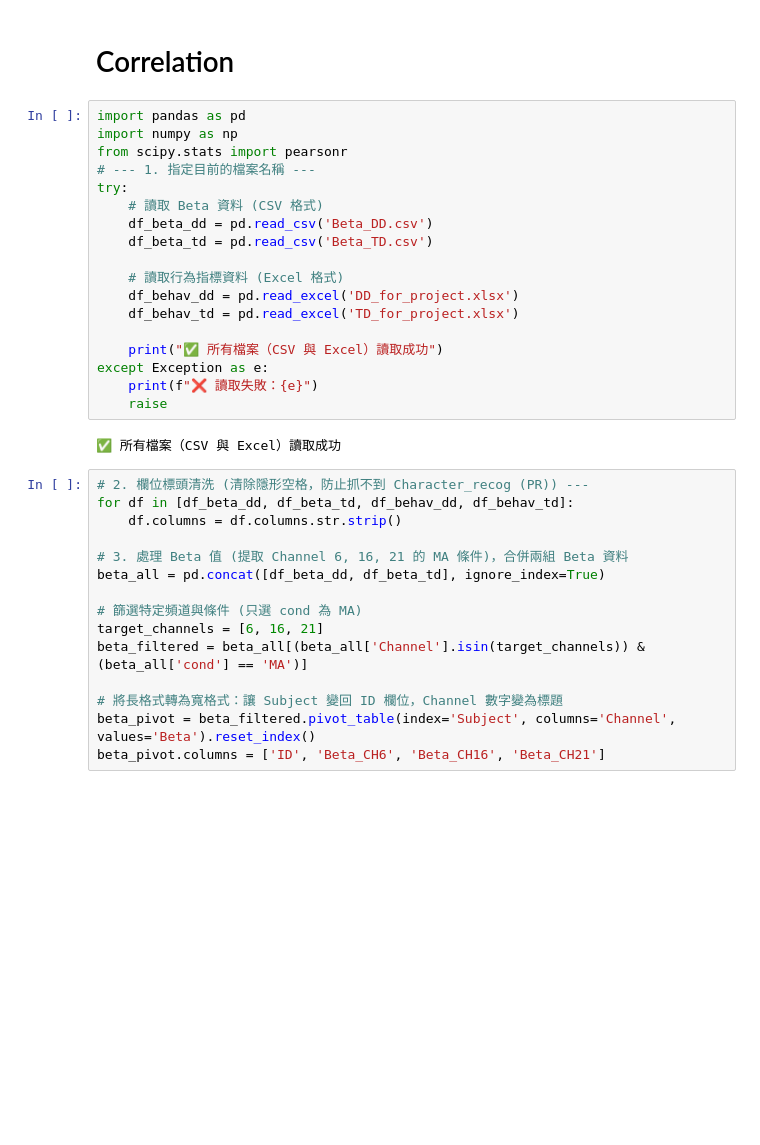
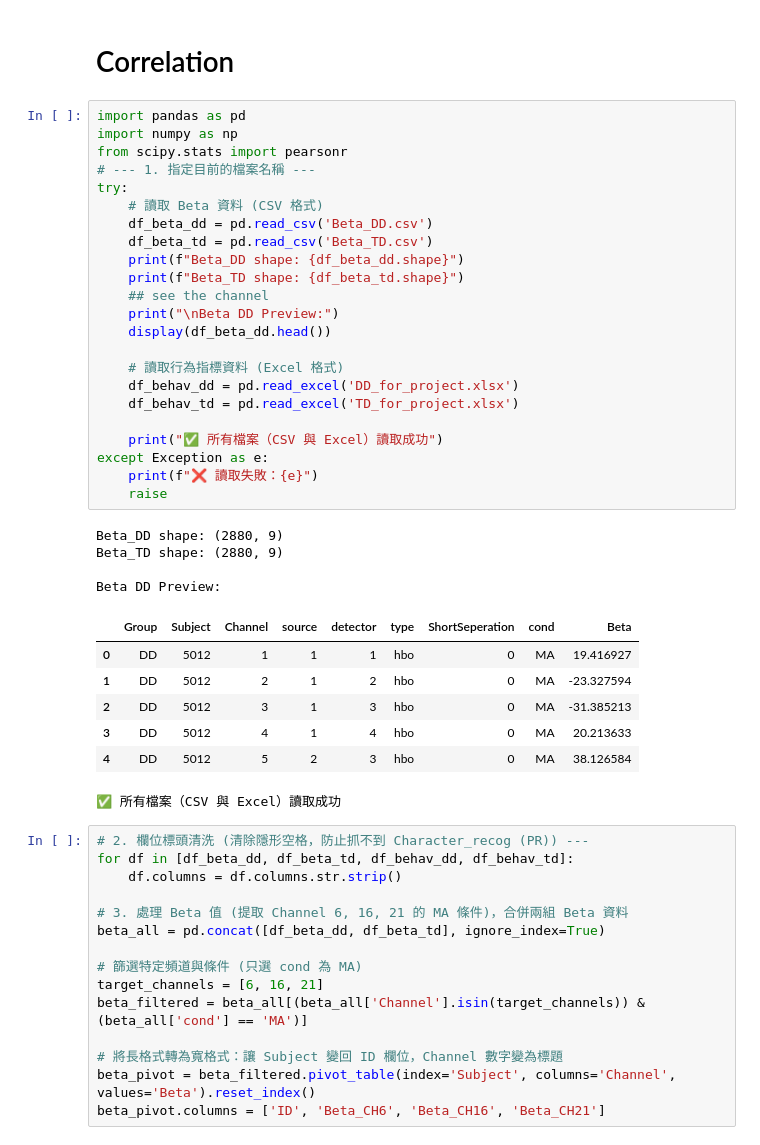
Before and after one commit to JillFang1030/BrainHack_Final_Project, a Jupyter notebook: brainhack_final_project.ipynb, the cells around one changed output. Saved outputs shown, nothing was run; the diff lists cells and outputs as text; blank space fills up the shorter version.

Commit message:
Add data shape of Beta_DD and Beta_TD

```diff
--- a/brainhack_final_project.ipynb
+++ b/brainhack_final_project.ipynb
@@ -140,23 +140,38 @@ fig.write_html("my_interactive_plot.html")
 # %%
 import pandas as pd
 import numpy as np
 from scipy.stats import pearsonr
 # --- 1. 指定目前的檔案名稱 ---
 try:
     # 讀取 Beta 資料 (CSV 格式)
     df_beta_dd = pd.read_csv('Beta_DD.csv')
     df_beta_td = pd.read_csv('Beta_TD.csv')
+    print(f"Beta_DD shape: {df_beta_dd.shape}")
+    print(f"Beta_TD shape: {df_beta_td.shape}")
+    ## see the channel
+    print("\nBeta DD Preview:")
+    display(df_beta_dd.head())
 
     # 讀取行為指標資料 (Excel 格式)
     df_behav_dd = pd.read_excel('DD_for_project.xlsx')
     df_behav_td = pd.read_excel('TD_for_project.xlsx')
 
     print("✅ 所有檔案（CSV 與 Excel）讀取成功")
 except Exception as e:
     print(f"❌ 讀取失敗：{e}")
     raise
 # %% [output]
-✅ 所有檔案（CSV 與 Excel）讀取成功
+Beta_DD shape: (2880, 9)
+Beta_TD shape: (2880, 9)
+
+Beta DD Preview:
+|  | Group | Subject | Channel | source | detector | type | ShortSeperation | cond | Beta |
+| 0 | DD | 5012 | 1 | 1 | 1 | hbo | 0 | MA | 19.416927 |
+| 1 | DD | 5012 | 2 | 1 | 2 | hbo | 0 | MA | -23.327594 |
+| 2 | DD | 5012 | 3 | 1 | 3 | hbo | 0 | MA | -31.385213 |
+| 3 | DD | 5012 | 4 | 1 | 4 | hbo | 0 | MA | 20.213633 |
+| 4 | DD | 5012 | 5 | 2 | 3 | hbo | 0 | MA | 38.126584 |
+✅ 所有檔案（CSV 與 Excel）讀取成功
 # %%
 # 2. 欄位標頭清洗 (清除隱形空格，防止抓不到 Character_recog (PR)) ---
 for df in [df_beta_dd, df_beta_td, df_behav_dd, df_behav_td]:
```
